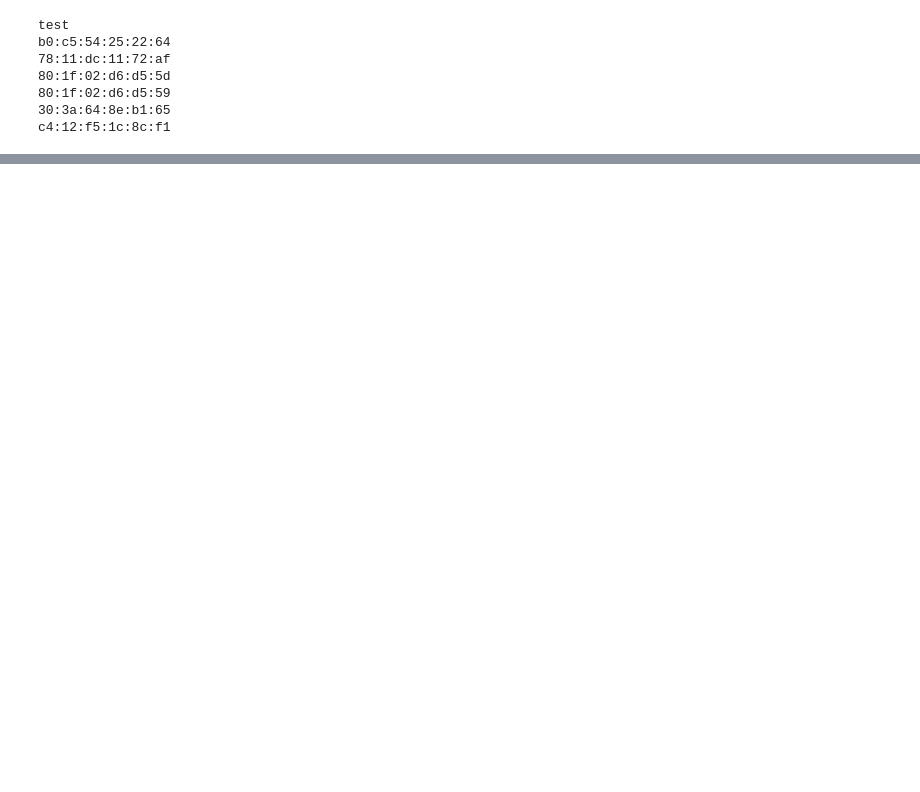
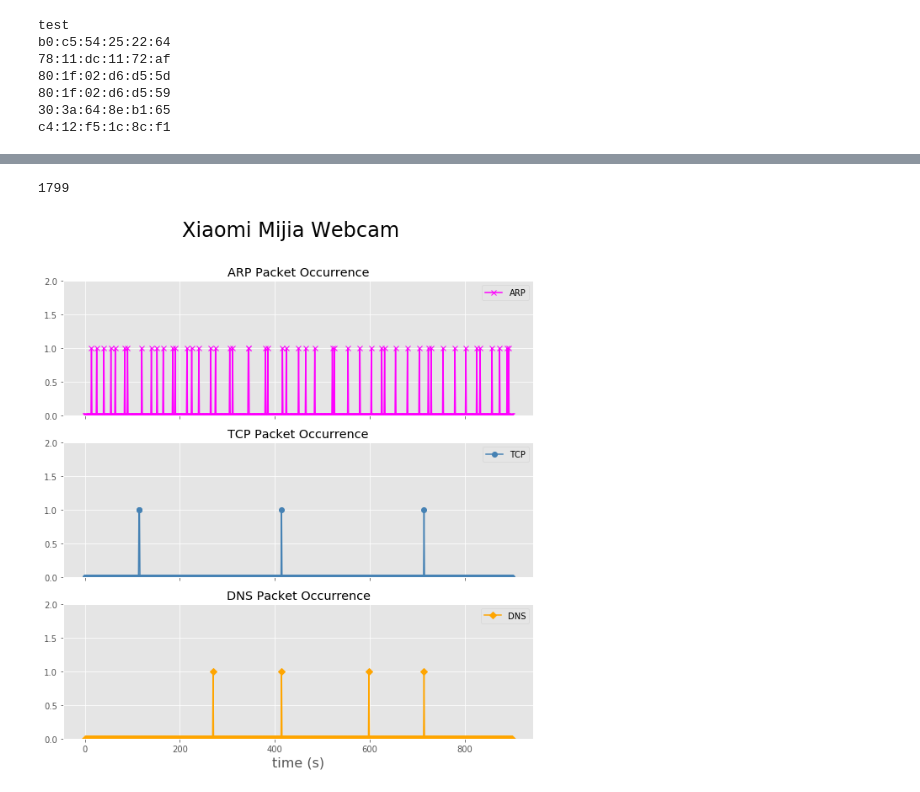
Before and after one commit to moraeyeowoo/anomaly, a Jupyter notebook: report.ipynb, the cells around one changed output, grey strips where cells are left out. Cells and saved outputs as stored; diff of their text form; code cells hidden in the pictures; blank space fills up the shorter version.

```diff
--- a/report.ipynb
+++ b/report.ipynb
@@ -114,3 +133,30 @@ SSDP
+# %%
+xiaomi_arp_ts = get_time_series(xiaomi_packets, ARP)
+xiaomi_tcp_ts = get_time_series(xiaomi_packets, TCP)
+xiaomi_dns_ts = get_time_series(xiaomi_packets, DNS)
+
+plt.style.use('ggplot')
+x = list(range(0,900))
+fig, axs = plt.subplots(3, sharex=True, sharey=True,figsize=(10,10))
+fig.suptitle('Xiaomi Mijia Webcam',fontsize=24)
+print(len(xiaomi_arp_ts))
+axs[0].set_title('ARP Packet Occurrence')
+axs[0].plot(x, xiaomi_arp_ts[899:1800],'-x',color='magenta')
+axs[0].set_ylim([0, 2])
+axs[0].legend(['ARP'])
+axs[1].set_title('TCP Packet Occurrence')
+axs[1].plot(x, xiaomi_tcp_ts[899:1800],'-o',color='steelblue')
+axs[1].legend(['TCP'])
+axs[2].plot(x, xiaomi_dns_ts[899:1800],'-D',color='orange')
+axs[2].legend(['DNS'])
+axs[2].set_title('DNS Packet Occurrence')
+axs[2].set_xlabel('time (s)',fontsize=16)
+plt.savefig("Xiaomi.png")
+
+plt.show()
+# %% [output]
+1799
+[figure, added]
 # %%
 edimax1 = devices[3]
 edimax1_packets = edimax1.packet_set.all()
```
Also changed, not shown: parts of 16 cells of this notebook, 8 other files.
